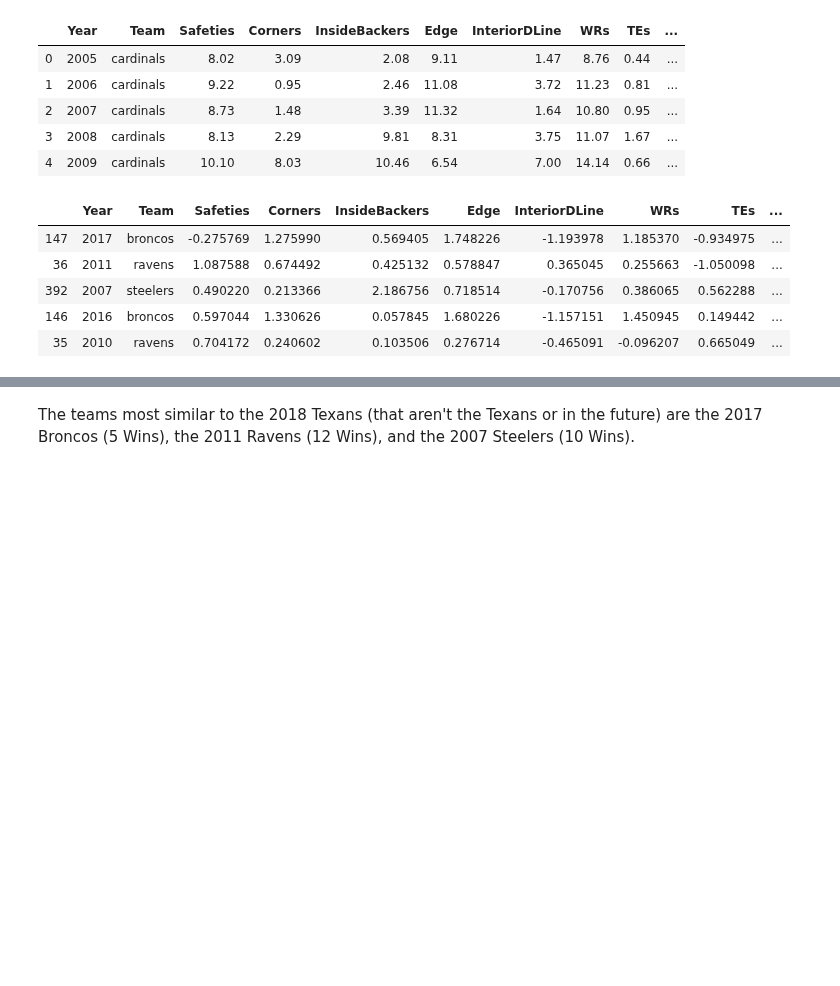
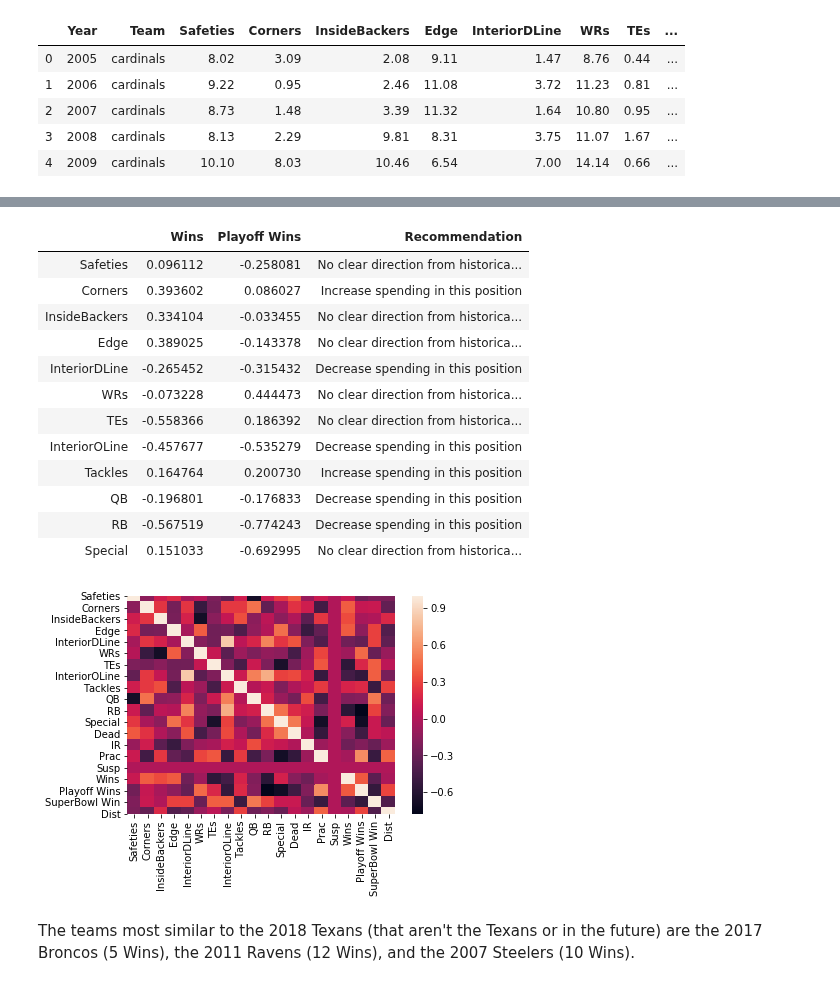
Before and after one commit to MattZlotnik/PreviousProjects, a Jupyter notebook: AllProjects/NFL Salary Cap Clustering Analysis/Individual Cases.ipynb, the cells around one changed output, grey strips where cells are left out. Saved outputs shown, nothing was run; the diff lists cells and outputs as text; code cells hidden in the pictures; blank space fills up the shorter version.

```diff
--- a/AllProjects/NFL Salary Cap Clustering Analysis/Individual Cases.ipynb
+++ b/AllProjects/NFL Salary Cap Clustering Analysis/Individual Cases.ipynb
@@ -41,37 +43,3 @@ def Normalize(x):
 
 
 Df[Groups] = Df.apply(Normalize, axis = 1)
-# %%
-#Select Team and Year to Analyze
-Team = 'texans'
-Year = 2018
-# %%
-#Calculate the distance (based on normalized spending percentages) from the team in question to all other teams in the dataset
-#This allows us to see which teams are most similar in how they allocate cap space relative to the league in their year
-def DistAllTeams(x):
-    TotD = 0
-    for Position in Groups:
-        if ((x['Team'] == Team)|(x['Year'] >= Year)):
-            return 100
-        Di = (x[Position]-TheTeam[Position])**2
-        TotD += Di
-    Dist = np.sqrt(TotD)
-    return Dist
-
-
-
-
-## Specific Team's Distances
-TheTeam = Df[(Df['Team'] == Team)&(Df['Year'] == Year)]
-
-Df['Dist'] = Df.apply(DistAllTeams, axis = 1)
-# %%
-#Check the 5 teams that are most similar to the team in question
-Df.sort_values(by = "Dist").head()
-# %% [output]
-|  | Year | Team | Safeties | Corners | InsideBackers | Edge | InteriorDLine | WRs | TEs | ... |
-| 147 | 2017 | broncos | -0.275769 | 1.275990 | 0.569405 | 1.748226 | -1.193978 | 1.185370 | -0.934975 | ... |
-| 36 | 2011 | ravens | 1.087588 | 0.674492 | 0.425132 | 0.578847 | 0.365045 | 0.255663 | -1.050098 | ... |
-| 392 | 2007 | steelers | 0.490220 | 0.213366 | 2.186756 | 0.718514 | -0.170756 | 0.386065 | 0.562288 | ... |
-| 146 | 2016 | broncos | 0.597044 | 1.330626 | 0.057845 | 1.680226 | -1.157151 | 1.450945 | 0.149442 | ... |
-| 35 | 2010 | ravens | 0.704172 | 0.240602 | 0.103506 | 0.276714 | -0.465091 | -0.096207 | 0.665049 | ... |
@@ -77,0 +103,3 @@ Df.sort_values(by = "Dist").head()
+# %%
+FullComparable('chargers',2012)
+# %% [output]
@@ -78,3 +118,17 @@ Df.sort_values(by = "Dist").head()
+|  | Wins | Playoff Wins | Recommendation |
+| Safeties | 0.096112 | -0.258081 | No clear direction from historica... |
+| Corners | 0.393602 | 0.086027 | Increase spending in this position |
+| InsideBackers | 0.334104 | -0.033455 | No clear direction from historica... |
+| Edge | 0.389025 | -0.143378 | No clear direction from historica... |
+| InteriorDLine | -0.265452 | -0.315432 | Decrease spending in this position |
+| WRs | -0.073228 | 0.444473 | No clear direction from historica... |
+| TEs | -0.558366 | 0.186392 | No clear direction from historica... |
+| InteriorOLine | -0.457677 | -0.535279 | Decrease spending in this position |
+| Tackles | 0.164764 | 0.200730 | Increase spending in this position |
+| QB | -0.196801 | -0.176833 | Decrease spending in this position |
+| RB | -0.567519 | -0.774243 | Decrease spending in this position |
+| Special | 0.151033 | -0.692995 | No clear direction from historica... |
+[figure, added]
 # %% [markdown]
 The teams most similar to the 2018 Texans (that aren't the Texans or in the future) are the 2017 Broncos (5 Wins), the 2011 Ravens (12 Wins), and the 2007 Steelers (10 Wins).
 # %% [markdown]
```
Also changed, not shown: parts of 5 cells of this notebook, 2 other files.
